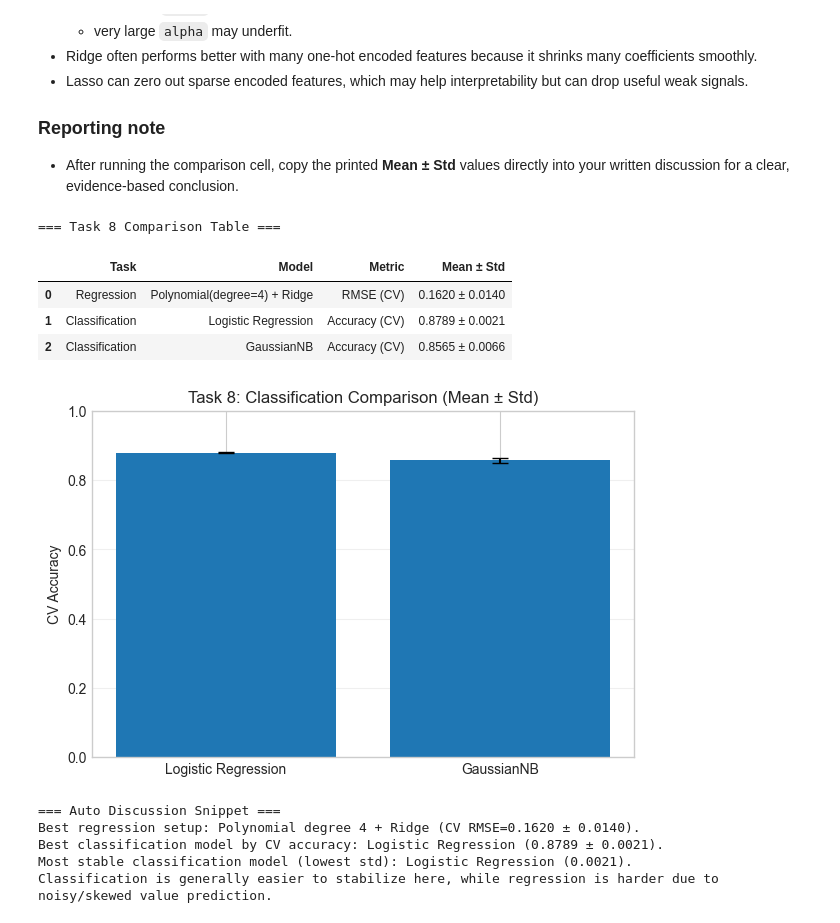
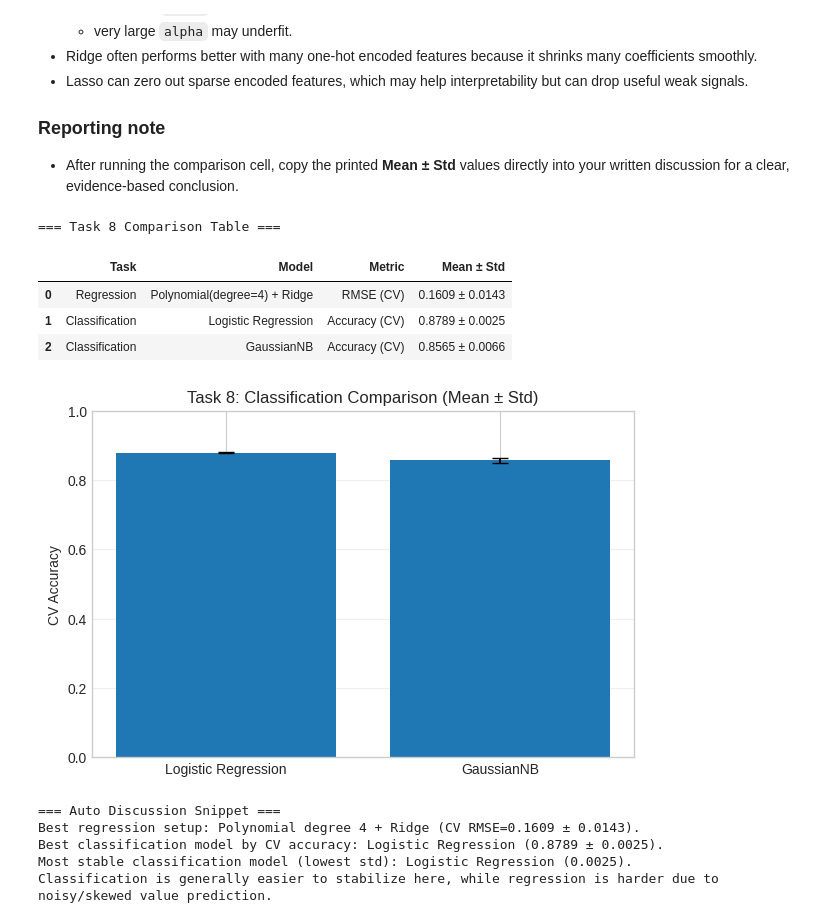
Before and after one commit to youssef28m/fifa-performance-analysis, a Jupyter notebook: final ml project.ipynb, the cells around one changed output. Drawn from its saved outputs; the diff is of its cells as text; code cells hidden in the pictures.

```diff
--- a/final ml project.ipynb
+++ b/final ml project.ipynb
@@ -22,7 +22,7 @@ from sklearn.metrics import (mean_absolute_error, mean_squared_error, r2_score,
 # ==========================================
 # 2. Loading
 # ==========================================
-df = pd.read_csv("Fifa.csv")
+df = pd.read_csv("/content/Fifa.csv")
 df.head()
 # %% [output]
 |  | Name | Country | Position | Age | Overall_Rating | Future Potential | Team | Value Per M$ | ... |
@@ -1403,9 +1419,32 @@ from sklearn.pipeline import Pipeline
 from sklearn.model_selection import KFold, cross_val_score
 
 # --- 1) Recompute regression CV RMSE in one place for a clean comparison table ---
+# We need a pipeline that mimics the 'preprocess_for_regression' logic inside CV
+
+# Numerical pipeline with Poly + Scaler
+reg_num_pipe = Pipeline([
+    ('imputer', SimpleImputer(strategy='median')),
+    ('poly', PolynomialFeatures(degree=best_degree, include_bias=False)),
+    ('scaler', StandardScaler())
+])
+
+# Categorical pipeline
+reg_cat_pipe = Pipeline([
+    ('imputer', SimpleImputer(strategy='most_frequent')),
+    ('encoder', OneHotEncoder(handle_unknown='ignore', sparse_output=False))
+])
+
+# ColumnTransformer
+reg_preprocessor_cv = ColumnTransformer(
+    transformers=[
+        ('num', reg_num_pipe, num_features_reg),
+        ('cat', reg_cat_pipe, low_card_cat)
+    ], remainder='drop'
+)
+
+# Final Regression Pipeline
 reg_cv_model = Pipeline([
-    ('poly', PolynomialFeatures(degree=best_degree, include_bias=False)),
-    ('scaler', StandardScaler()),
+    ('preprocessor', reg_preprocessor_cv),
     ('model', Ridge(alpha=best_alpha, random_state=RANDOM_STATE) if best_model_type == 'Ridge'
               else Lasso(alpha=best_alpha, random_state=RANDOM_STATE, max_iter=10000))
 ])
@@ -1413,7 +1452,7 @@ reg_cv_model = Pipeline([
 kf = KFold(n_splits=5, shuffle=True, random_state=RANDOM_STATE)
 reg_rmse_folds = np.sqrt(-cross_val_score(
     reg_cv_model,
-    X_train[num_features_reg],
+    X_train, # Use raw X_train
     y_reg_train,
     cv=kf,
     scoring='neg_mean_squared_error'
@@ -1445,39 +1484,39 @@ comparison_df = pd.DataFrame([
 ])
 
 comparison_df['Mean ± Std'] = comparison_df['Mean'].map(lambda x: f"{x:.4f}") + ' ± ' + comparison_df['Std'].map(lambda x: f"{x:.4f}")
 
 print('=== Task 8 Comparison Table ===')
 display(comparison_df[['Task', 'Model', 'Metric', 'Mean ± Std']])
 
 # --- 3) Visual: classification side-by-side means with error bars ---
 clf_plot_df = comparison_df[comparison_df['Task'] == 'Classification'].copy()
 
 plt.figure(figsize=(7, 4.5))
 plt.bar(clf_plot_df['Model'], clf_plot_df['Mean'], yerr=clf_plot_df['Std'], capsize=6)
 plt.ylim(0, 1)
 plt.ylabel('CV Accuracy')
 plt.title('Task 8: Classification Comparison (Mean ± Std)')
 plt.grid(axis='y', alpha=0.3)
 plt.show()
 
 # --- 4) Auto-generated conclusion text for notebook discussion ---
 best_clf_row = clf_plot_df.loc[clf_plot_df['Mean'].idxmax()]
 most_stable_clf_row = clf_plot_df.loc[clf_plot_df['Std'].idxmin()]
 
 print('\n=== Auto Discussion Snippet ===')
 print(f"Best regression setup: Polynomial degree {best_degree} + {best_model_type} (CV RMSE={np.mean(reg_rmse_folds):.4f} ± {np.std(reg_rmse_folds):.4f}).")
 print(f"Best classification model by CV accuracy: {best_clf_row['Model']} ({best_clf_row['Mean']:.4f} ± {best_clf_row['Std']:.4f}).")
 print(f"Most stable classification model (lowest std): {most_stable_clf_row['Model']} ({most_stable_clf_row['Std']:.4f}).")
 print('Classification is generally easier to stabilize here, while regression is harder due to noisy/skewed value prediction.')
 # %% [output]
 === Task 8 Comparison Table ===
 |  | Task | Model | Metric | Mean ± Std |
-| 0 | Regression | Polynomial(degree=4) + Ridge | RMSE (CV) | 0.1620 ± 0.0140 |
-| 1 | Classification | Logistic Regression | Accuracy (CV) | 0.8789 ± 0.0021 |
+| 0 | Regression | Polynomial(degree=4) + Ridge | RMSE (CV) | 0.1609 ± 0.0143 |
+| 1 | Classification | Logistic Regression | Accuracy (CV) | 0.8789 ± 0.0025 |
 | 2 | Classification | GaussianNB | Accuracy (CV) | 0.8565 ± 0.0066 |
 [figure]
 === Auto Discussion Snippet ===
-Best regression setup: Polynomial degree 4 + Ridge (CV RMSE=0.1620 ± 0.0140).
-Best classification model by CV accuracy: Logistic Regression (0.8789 ± 0.0021).
-Most stable classification model (lowest std): Logistic Regression (0.0021).
+Best regression setup: Polynomial degree 4 + Ridge (CV RMSE=0.1609 ± 0.0143).
+Best classification model by CV accuracy: Logistic Regression (0.8789 ± 0.0025).
+Most stable classification model (lowest std): Logistic Regression (0.0025).
 Classification is generally easier to stabilize here, while regression is harder due to noisy/skewed value prediction.
```
Also changed, not shown: parts of 9 cells of this notebook.
